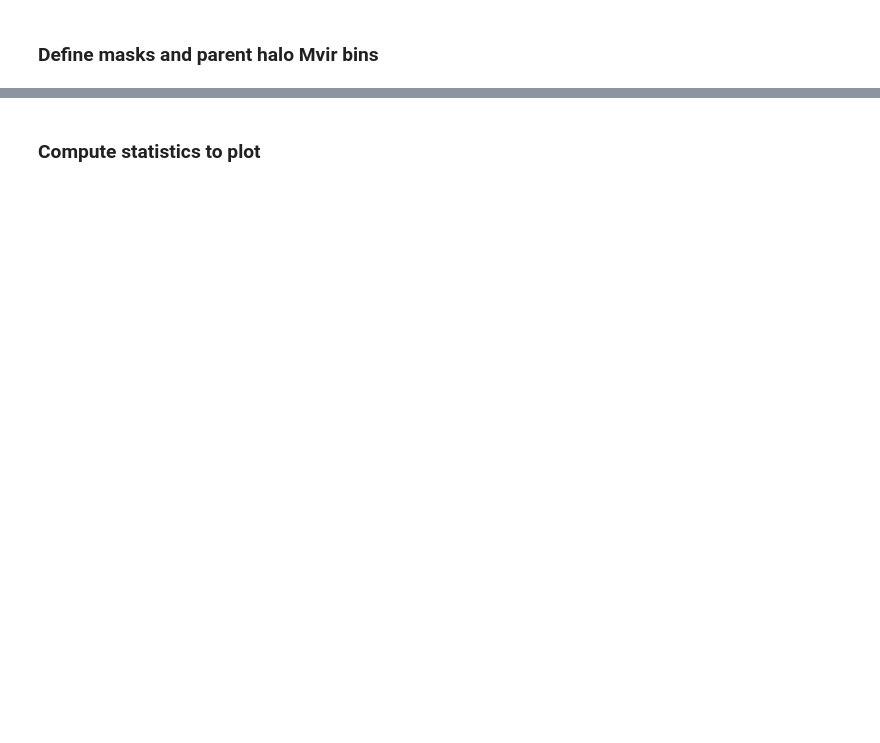
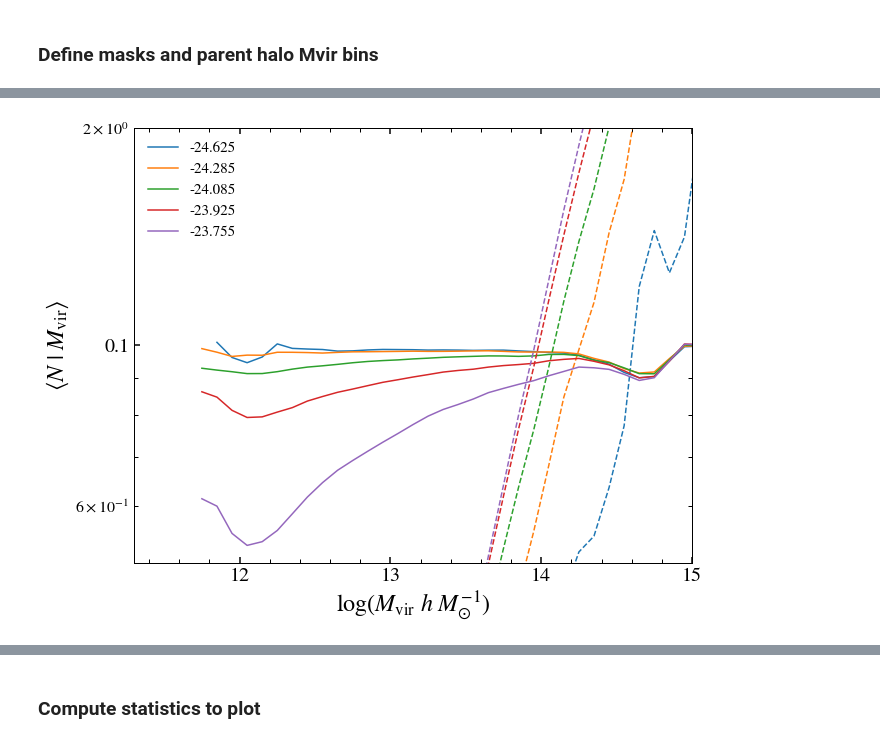
Before and after one commit to angelaberti/desi_lrg_sham, a Jupyter notebook: figures.ipynb, the cells around one changed output, grey strips where cells are left out. Saved outputs shown, nothing was run; the diff lists cells and outputs as text; code cells hidden in the pictures; blank space fills up the shorter version.

```diff
--- a/figures.ipynb
+++ b/figures.ipynb
@@ -1031,0 +1449,44 @@ mvir_mids = 0.5*(mvir_bins[:-1] + mvir_bins[1:])
+# %%
+hod_data_lum_cuts = np.load(f"{BASEDIR}/data/hod_zsim{str(zsim).replace('.','p')}_{band}_csrand_lum-cuts.npy")
+# %%
+from scipy.signal import savgol_filter
+
+fig, ax = plt.subplots(1, 1, figsize=(10,8))
+
+ax.tick_params(axis="both", which="major", labelsize=20)
+ax.set_xlim(11.3,15.0)
+ax.set_xticks(np.arange(12.0,15.1,1.0))
+ax.set_ylim(0.5,2)
+ax.semilogy()
+
+ax.set_xlabel(fig_labels["log_mvir"], fontsize=24)
+ax.set_ylabel(r"$\langle N\ |\ M_{\rm vir}\rangle$", fontsize=24)
+ax.set_yticklabels(("",0.01,0.1,1.0,10))
+
+colors = ("C0","C1","C2","C3","C4","C5")
+
+for lum_lim,color in zip(list(hod_data_lum_cuts.keys())[::2],colors):
+    this_hod_dat = hod_data_lum_cuts[lum_lim]
+
+    mvir_mids = this_hod_dat["mvir_mids"]
+
+    mean_num_gal_per_parent_mvir_bin     = this_hod_dat["mean_num_gal_per_parent_mvir_bin"]
+    mean_num_opt_lrg_per_parent_mvir_bin = this_hod_dat["mean_num_opt_lrg_per_parent_mvir_bin"]
+    mean_num_IR_lrg_per_parent_mvir_bin  = this_hod_dat["mean_num_IR_lrg_per_parent_mvir_bin"]
+
+    mean_num_cen_per_parent_mvir_bin         = this_hod_dat["mean_num_cen_per_parent_mvir_bin"]
+    mean_num_cen_opt_lrg_per_parent_mvir_bin = this_hod_dat["mean_num_cen_opt_lrg_per_parent_mvir_bin"]
+    mean_num_cen_IR_lrg_per_parent_mvir_bin  = this_hod_dat["mean_num_cen_IR_lrg_per_parent_mvir_bin"]
+
+    mean_num_sat_per_parent_mvir_bin         = this_hod_dat["mean_num_sat_per_parent_mvir_bin"]
+    mean_num_sat_opt_lrg_per_parent_mvir_bin = this_hod_dat["mean_num_sat_opt_lrg_per_parent_mvir_bin"]
+    mean_num_sat_IR_lrg_per_parent_mvir_bin  = this_hod_dat["mean_num_sat_IR_lrg_per_parent_mvir_bin"]
+
+    ax.plot(mvir_mids, savgol_filter(mean_num_cen_IR_lrg_per_parent_mvir_bin,5,3), label=lum_lim, color=color)#, color=c_opt_ml, lw=1.5, alpha=aml, label="")
+    ax.plot(mvir_mids, savgol_filter(mean_num_sat_IR_lrg_per_parent_mvir_bin,5,3), ls="--", label="", color=color)#, color=c_opt_ml,  lw=2, alpha=aml, label="")
+
+ax.legend()
+
+plt.show()
+# %% [output]
+[figure, added]
```
Also changed, not shown: parts of 83 cells of this notebook, 27 other files.
